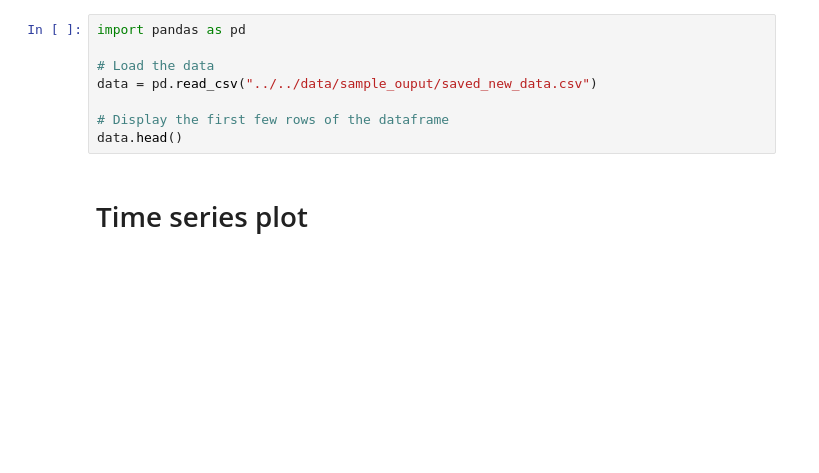
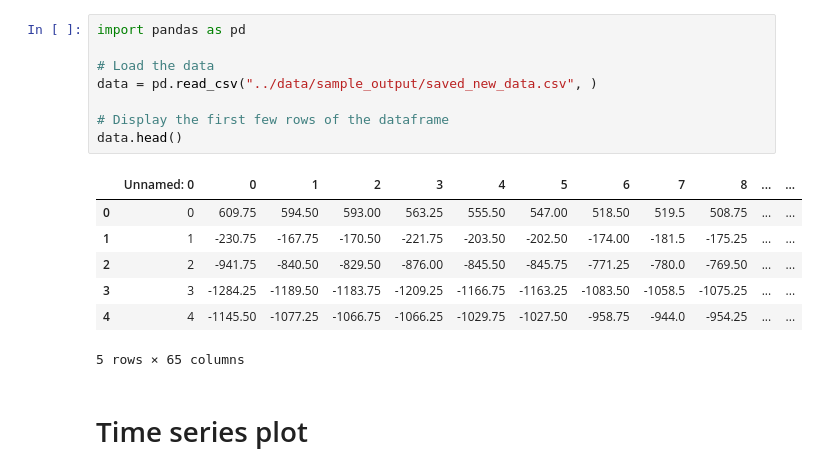
Before and after one commit to ScentNet-AI/data-engineering-pipeline, a Jupyter notebook: notebooks/visualization_rough_neo.ipynb, the cells around one changed output. Cells and saved outputs as stored; diff of their text form; blank space fills up the shorter version.

```diff
--- a/notebooks/visualization_rough_neo.ipynb
+++ b/notebooks/visualization_rough_neo.ipynb
@@ -1,11 +1,19 @@
 # %%
 import pandas as pd
 
 # Load the data
-data = pd.read_csv("../../data/sample_ouput/saved_new_data.csv")
+data = pd.read_csv("../data/sample_output/saved_new_data.csv", )
 
 # Display the first few rows of the dataframe
 data.head()
+# %% [output]
+|  | Unnamed: 0 | 0 | 1 | 2 | 3 | 4 | 5 | 6 | 7 | 8 | ... | ... |
+| 0 | 0 | 609.75 | 594.50 | 593.00 | 563.25 | 555.50 | 547.00 | 518.50 | 519.5 | 508.75 | ... | ... |
+| 1 | 1 | -230.75 | -167.75 | -170.50 | -221.75 | -203.50 | -202.50 | -174.00 | -181.5 | -175.25 | ... | ... |
+| 2 | 2 | -941.75 | -840.50 | -829.50 | -876.00 | -845.50 | -845.75 | -771.25 | -780.0 | -769.50 | ... | ... |
+| 3 | 3 | -1284.25 | -1189.50 | -1183.75 | -1209.25 | -1166.75 | -1163.25 | -1083.50 | -1058.5 | -1075.25 | ... | ... |
+| 4 | 4 | -1145.50 | -1077.25 | -1066.75 | -1066.25 | -1029.75 | -1027.50 | -958.75 | -944.0 | -954.25 | ... | ... |
+5 rows × 65 columns
 # %% [markdown]
 # Time series plot
 # %%
```
Also changed, not shown: parts of 5 cells of this notebook, 2 other files.
